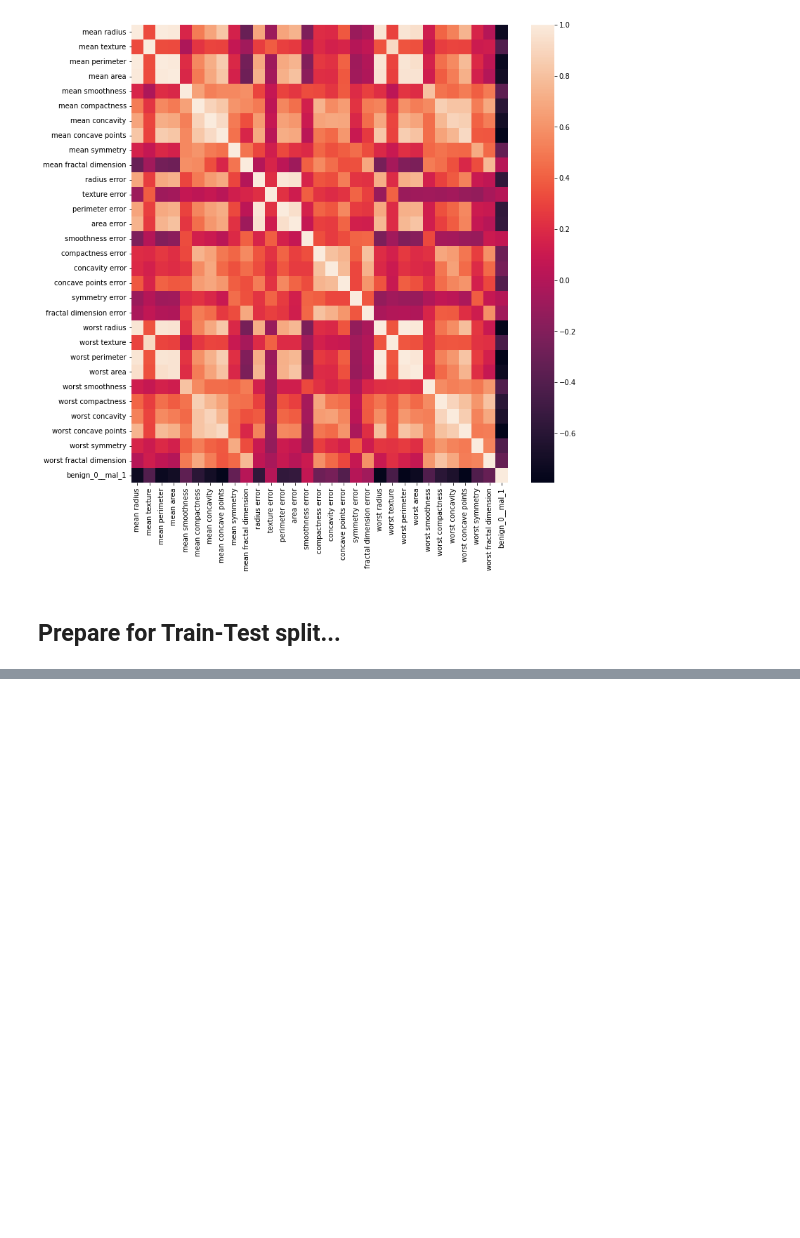
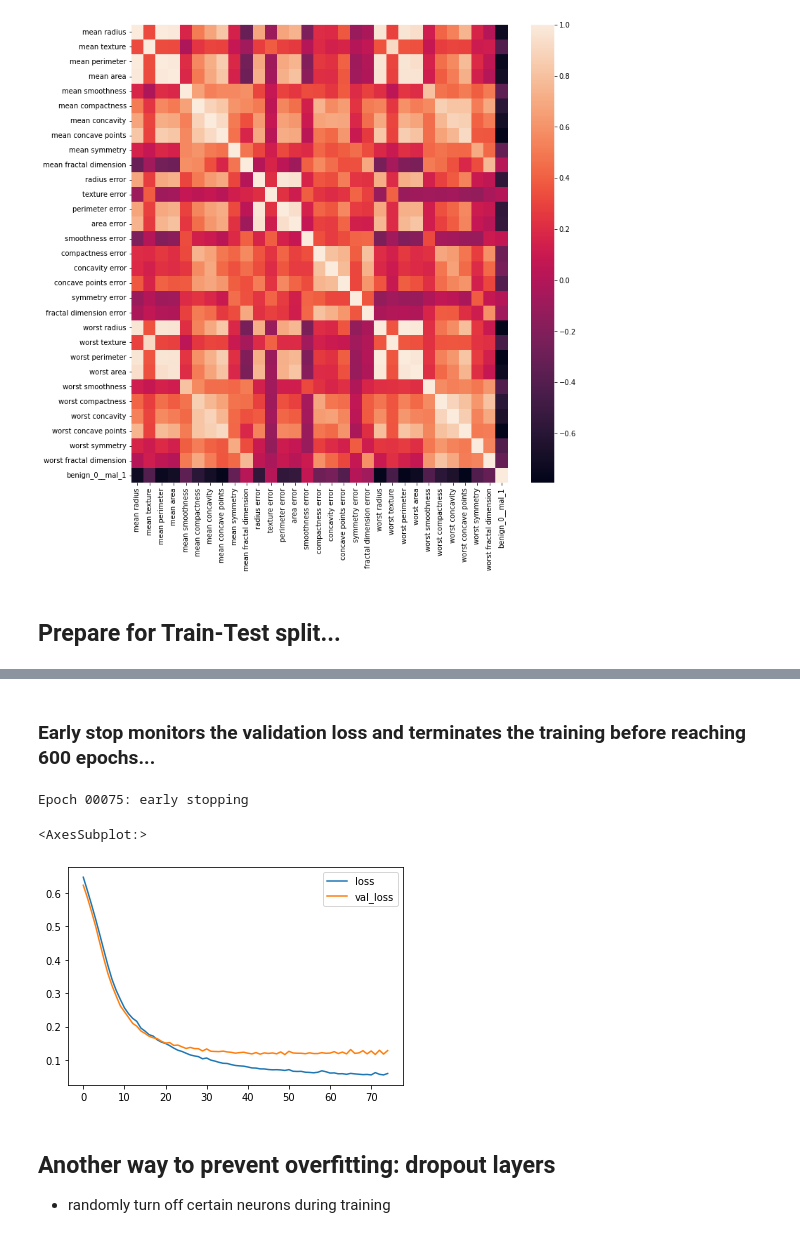
Before and after one commit to data-science-tsb/practice-tensorflow, a Jupyter notebook: tf2/02_Keras_Classification.ipynb, the cells around one changed output, grey strips where cells are left out. Cells and saved outputs as stored; diff of their text form; code cells hidden in the pictures; blank space fills up the shorter version.

```diff
--- a/tf2/02_Keras_Classification.ipynb
+++ b/tf2/02_Keras_Classification.ipynb
@@ -96,0 +132,8 @@ X_test = scaler.transform(X_test)
+# %%
+model = Sequential()
+model.add(Dense(30, activation='relu'))
+model.add(Dense(15, activation='relu'))
+
+model.add(Dense(1, activation='sigmoid'))
+
+model.compile(loss='binary_crossentropy', optimizer='adam')
@@ -96,0 +142,15 @@ X_test = scaler.transform(X_test)
+# %%
+early_stop = EarlyStopping(monitor='val_loss', mode='min', patience=25, verbose=1)
+# %% [markdown]
+### Early stop monitors the validation loss and terminates the training before reaching 600 epochs...
+# %%
+model.fit(x=X_train, y=y_train, epochs=600, validation_data=(X_test, y_test), callbacks=[early_stop], verbose=0)
+
+pd.DataFrame(model.history.history).plot()
+# %% [output]
+Epoch 00075: early stopping
+<AxesSubplot:>
+[figure, added]
+# %% [markdown]
+## Another way to prevent overfitting: dropout layers
+- randomly turn off certain neurons during training
```
Also changed, not shown: parts of 8 cells of this notebook.
